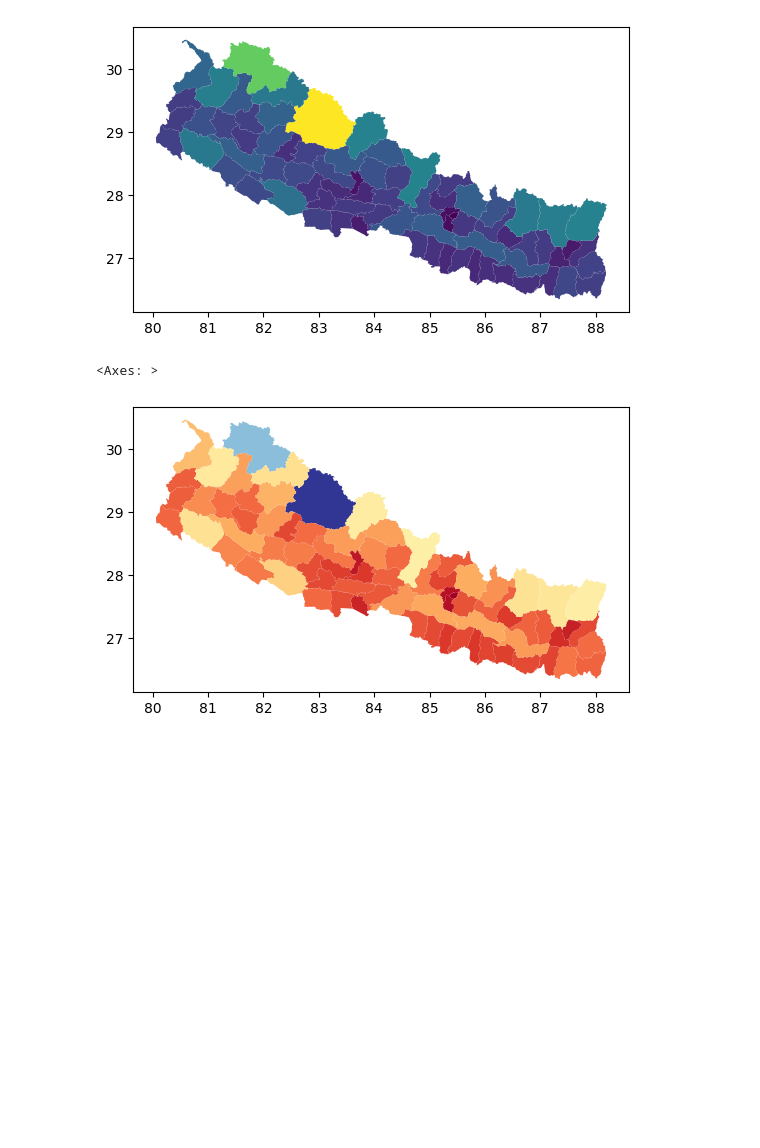
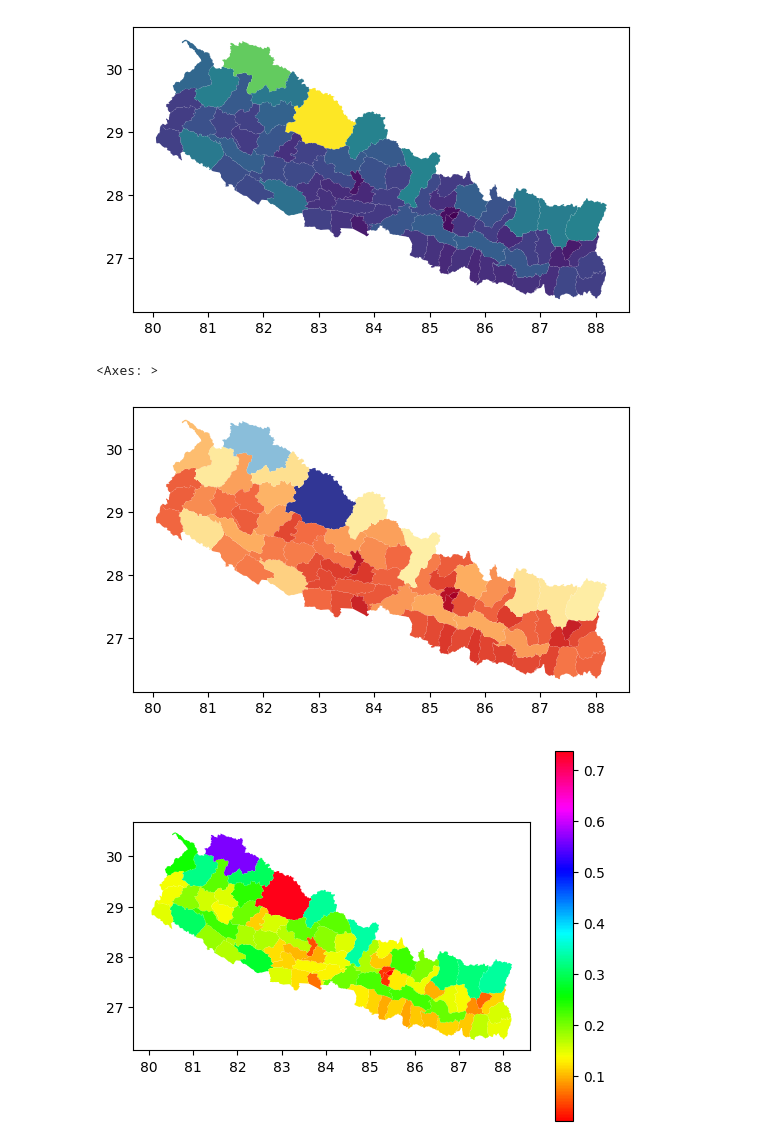
Before and after one commit to BimalGhimire38/Extra_Python_Stuffs, a Jupyter notebook: 01_Creating_Maps_with_Geopandas.ipynb, the cells around one changed output. Drawn from its saved outputs; the diff is of its cells as text; code cells hidden in the pictures; blank space fills up the shorter version.

```diff
--- a/01_Creating_Maps_with_Geopandas.ipynb
+++ b/01_Creating_Maps_with_Geopandas.ipynb
@@ -47,6 +47,8 @@ gdf.plot('Shape_Area')
 [figure]
 # %%
 gdf.plot('Shape_Area', cmap='RdYlBu')
+gdf.plot('Shape_Area', cmap='hsv',legend= True)
 # %% [output]
 <Axes: >
 [figure]
+[figure, added]
```
Also changed, not shown: parts of 4 cells of this notebook.
